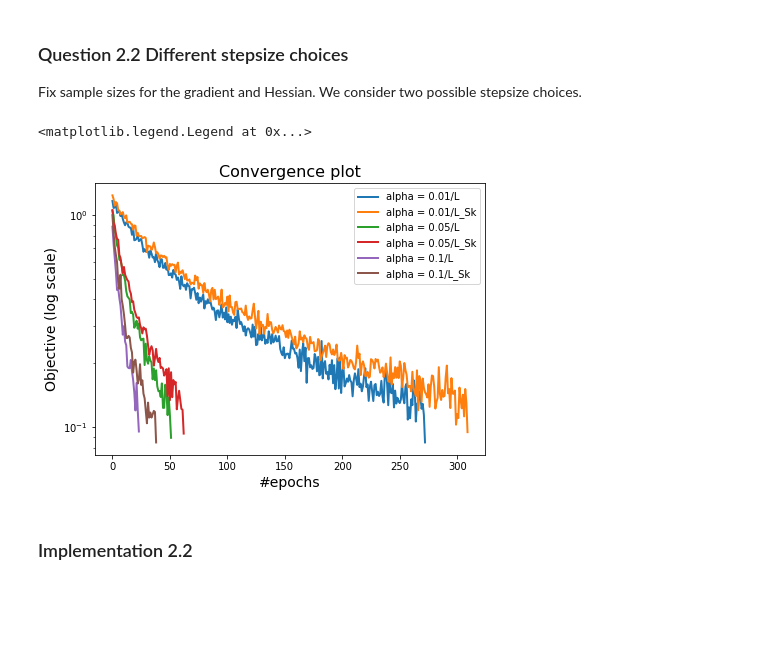
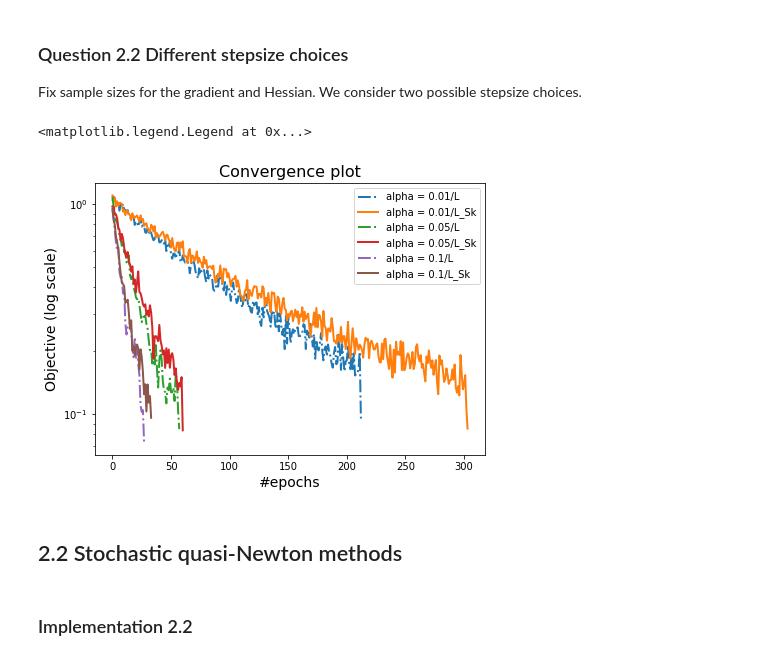
Before and after one commit to MarinaChau/IASD_classes, a Jupyter notebook: OML/ProjectOML_MarinaCHAU.ipynb, the cells around one changed output. Cells and saved outputs as stored; diff of their text form; code cells hidden in the pictures; blank space fills up the shorter version.

```diff
--- a/OML/ProjectOML_MarinaCHAU.ipynb
+++ b/OML/ProjectOML_MarinaCHAU.ipynb
@@ -327,0 +332,16 @@ print(sol)
+# %%
+from mpl_toolkits import mplot3d
+
+
+%matplotlib inline
+import numpy as np
+import matplotlib.pyplot as plt
+
+fig = plt.figure()
+ax = plt.axes(projection='3d')
+
+X, Y = np.meshgrid(c, theta)
+ax.contour3D(X, Y, n, 500)
+ax.set_xlabel('x c')
+ax.set_ylabel('y theta')
+ax.set_zlabel('z')
@@ -511,4 +589,4 @@ peak memory: 187.55 MiB, increment: 0.02 MiB
 # %%
 %%memit
-sol , D = BFGS(rosenbrock, w_0_1, np.ones(2), 0.001, 0.0001, 0.5)
+sol , D = BFGS(Rosenbrock, w_0_1, np.ones(2), 0.001, 0.0001, 0.5)
 # %% [output]
@@ -520,12 +598,12 @@ peak memory: 187.74 MiB, increment: 0.08 MiB
 # %% [markdown]
 ### Implementation 2.1
 # %%
-class f:
+class func_f:
   def q(self, lam, w, X, y, Index_grad):
     v = 0
     for i in Index_grad:
       X[i] = np.array(X[i])
-      f_i = np.log(1+np.exp(-y[i]*np.dot(X[i], w))) + lam/2 * np.linalg.norm(w)
+      f_i = np.log(1+np.exp(-y[i]*np.dot(X[i], w))) + lam/2 * np.linalg.norm(w, 2)
       v += f_i
     return v/len(Index_grad)
 
@@ -653,21 +722,32 @@ sol6 , D6 = stoch_new(f, w_0_1, w_true, 0.1,  200, 200, X,y, method="Stoch_lipch
 
 Fix sample sizes for the gradient and Hessian. We consider two possible stepsize
 choices.
+# %%
+#batch_size = 200
+L = np.linalg.norm(np.matmul(X.T, X))/X.shape[0] + 0.5
+sol , D = stoch_new(func_f, w_0_1, w_true, 0.1,  200, 200, X,y, method="constant", a=0.01/L, lam=0.5)
+sol2 , D2 = stoch_new(func_f, w_0_1, w_true, 0.1,  200, 200, X,y, method="Stoch_lipchitz", a=0.01, lam=0.5)
+sol3 , D3 = stoch_new(func_f, w_0_1, w_true, 0.1,  200, 200, X,y, method="constant", a=0.05/L, lam=0.5)
+sol4 , D4 = stoch_new(func_f, w_0_1, w_true, 0.1,  200, 200, X,y, method="Stoch_lipchitz", a=0.05, lam=0.5)
+sol5 , D5 = stoch_new(func_f, w_0_1, w_true, 0.1,  200, 200, X,y, method="constant", a=0.1/L, lam=0.5)
+sol6 , D6 = stoch_new(func_f, w_0_1, w_true, 0.1,  200, 200, X,y, method="Stoch_lipchitz", a=0.1, lam=0.5)
 # %%
 plt.figure(figsize=(7, 5))
-plt.semilogy(D, label="alpha = 0.01/L", lw=2)
+plt.semilogy(D, label="alpha = 0.01/L", lw=2, linestyle='dashdot')
 plt.semilogy(D2, label="alpha = 0.01/L_Sk", lw=2)
-plt.semilogy(D3, label="alpha = 0.05/L", lw=2)
+plt.semilogy(D3, label="alpha = 0.05/L", lw=2, linestyle='dashdot')
 plt.semilogy(D4, label="alpha = 0.05/L_Sk", lw=2)
-plt.semilogy(D5, label="alpha = 0.1/L", lw=2)
+plt.semilogy(D5, label="alpha = 0.1/L", lw=2, linestyle='dashdot')
 plt.semilogy(D6, label="alpha = 0.1/L_Sk", lw=2)
 plt.title("Convergence plot", fontsize=16)
 plt.xlabel("#epochs", fontsize=14)
 plt.ylabel("Objective (log scale)", fontsize=14)
 plt.legend()
 # %% [output]
 <matplotlib.legend.Legend at 0x...>
-[figure, old version]
+[figure, new version]
+# %% [markdown]
+## 2.2 Stochastic quasi-Newton methods
 # %% [markdown]
 ### Implementation 2.2
 # %%
```
Also changed, not shown: parts of 54 cells of this notebook.
